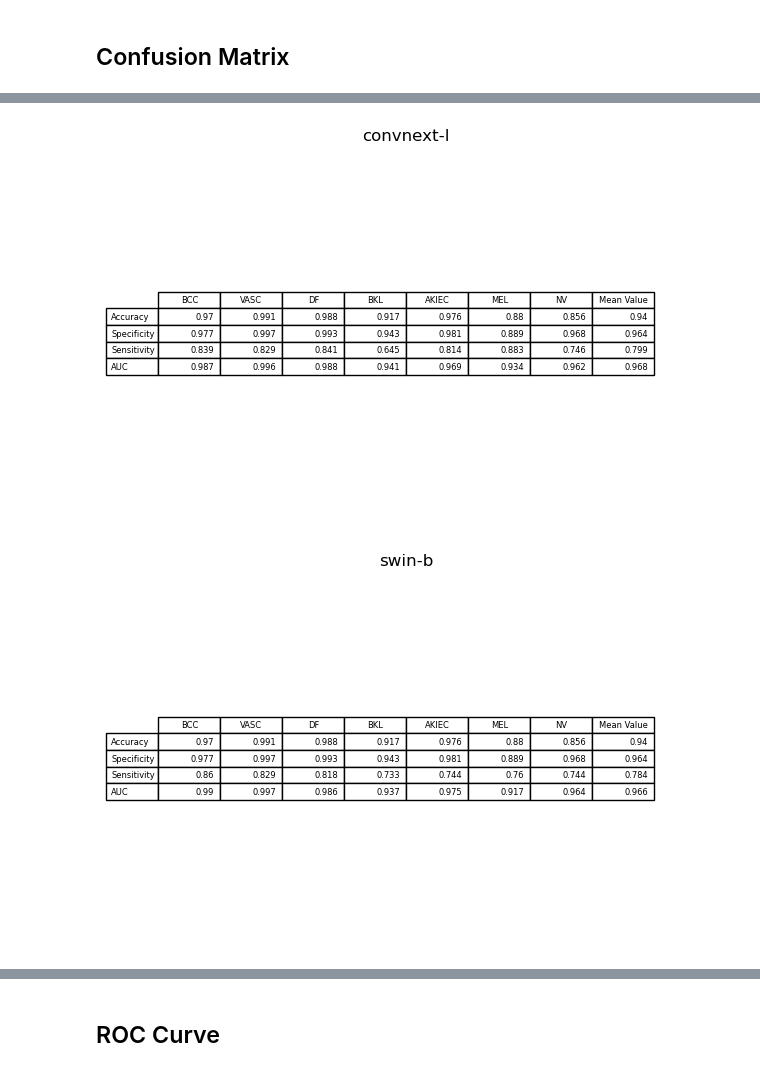
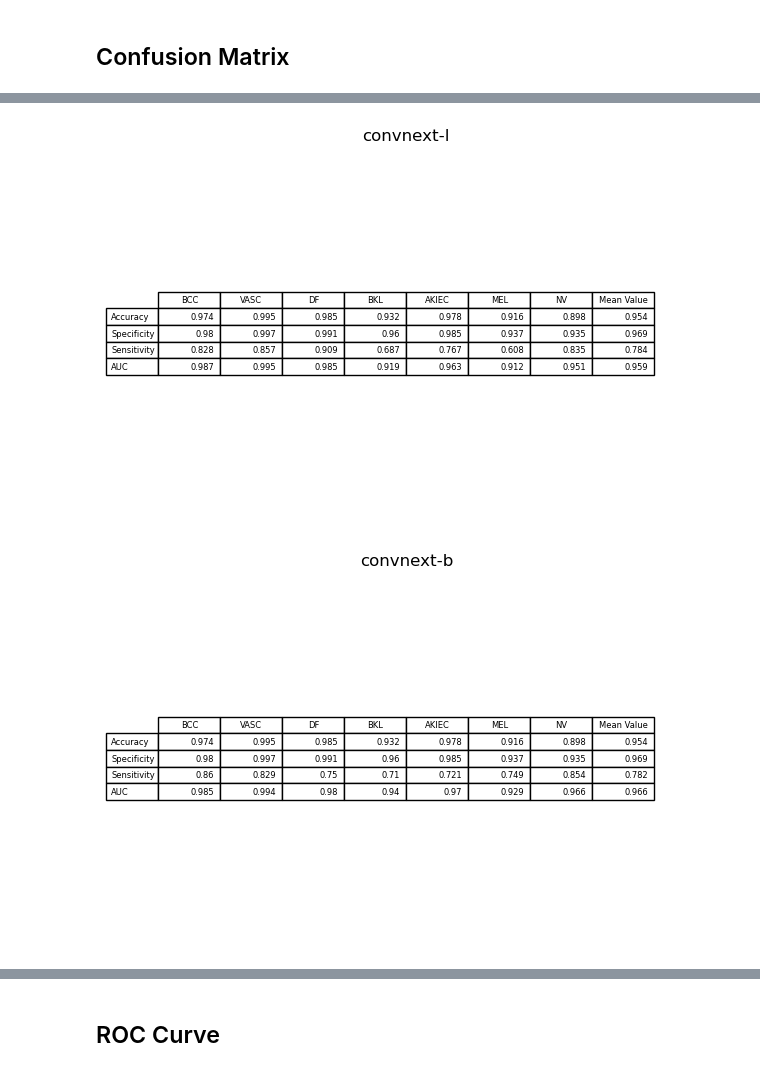
Before and after one commit to b4wolf/Stat405Final, a Jupyter notebook: analysis.ipynb, the cells around one changed output, grey strips where cells are left out. Cells and saved outputs as stored; diff of their text form; code cells hidden in the pictures.

```diff
--- a/analysis.ipynb
+++ b/analysis.ipynb
@@ -16,10 +16,10 @@ idx_class_map = {
 # %% [markdown]
 ## Confusion Matrix
 # %%
-with open("result_2.json", "r") as infile:
+with open("result_6.json", "r") as infile:
     result_dict = json.load(infile)
 
-
+import seaborn as sn
 for model in result_dict:
     # Data for the table
     cm = np.array(result_dict[model]['confusion_matrix'])
@@ -33,6 +33,7 @@ for model in result_dict:
     ax.axis('tight')
     ax.axis('off')
     ax.table(cellText=cm, colLabels=columns, rowLabels=rows, loc='center')
+    # sn.heatmap(cm, cmap="coolwarm", annot=True, fmt=".2f")
 
     ax.set_title(model)
     # Show the plot
@@ -64,40 +68,42 @@ def accuracy_per_class(confusion_matrix):
 
     for i in range(n_classes):
         # True Negatives are the sum of all elements except the current row and column
-        tn = np.sum(confusion_matrix) - np.sum(confusion_matrix[i, :]) - np.sum(confusion_matrix[:, i]) + confusion_matrix[i, i]
+        # fp = np.sum(confusion_matrix[:, i]) - confusion_matrix[i, i]
+        # fn = np.sum(confusion_matrix[i, :]) - confusion_matrix[i, i]
         # True Positive
         tp = confusion_matrix[i, i]
+        tn = np.sum(confusion_matrix) - np.sum(confusion_matrix[i, :]) - np.sum(confusion_matrix[:, i]) + confusion_matrix[i, i]
 
-        accuracy.append((tn + tp) / np.sum(confusion_matrix))
+        accuracy.append((tp + tn) / np.sum(confusion_matrix))
 
     return accuracy
 
 for model in result_dict:
     accuracy =  accuracy_per_class(cm)
     specificity = specificity_per_class(cm)
     sensitivity = result_dict[model]['per_class_accuracy'].copy()
     roc_auc = result_dict[model]['per_class_auc'].copy()
 
     accuracy.append(np.mean(accuracy))
     specificity.append(np.mean(specificity))
     sensitivity.append(np.mean(sensitivity))
     roc_auc.append(np.mean(roc_auc))
     text_matrix = [accuracy, specificity, sensitivity, roc_auc]
 
     # Column and row labels
     columns = ['BCC', 'VASC', 'DF', 'BKL', 'AKIEC', 'MEL', 'NV', 'Mean Value']
     rows = ['Accuracy', 'Specificity', 'Sensitivity', 'AUC']
 
     text_matrix = [[round(value, 3) for value in row] for row in text_matrix]
     # Create the table plot
     fig, ax = plt.subplots()
     ax.axis('tight')
     ax.axis('off')
     ax.set_title(model)
     ax.table(cellText=text_matrix, colLabels=columns, rowLabels=rows, loc='center')
 
     # Show the plot
-    plt.savefig('figures/{model}_metric_table.png', dpi=1200, bbox_inches='tight')
+    plt.savefig(f'figures/{model}_metric_table.png', dpi=1200, bbox_inches='tight')
 # %% [output]
-[figure, old version]
+[figure, new version]
-[figure, old version]
+[figure, new version]
```
Also changed, not shown: parts of 3 cells of this notebook, 7 other files.
